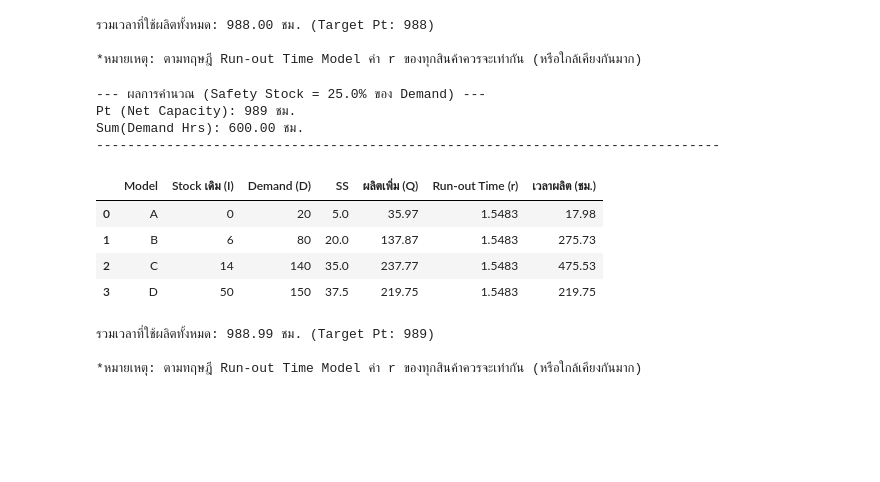
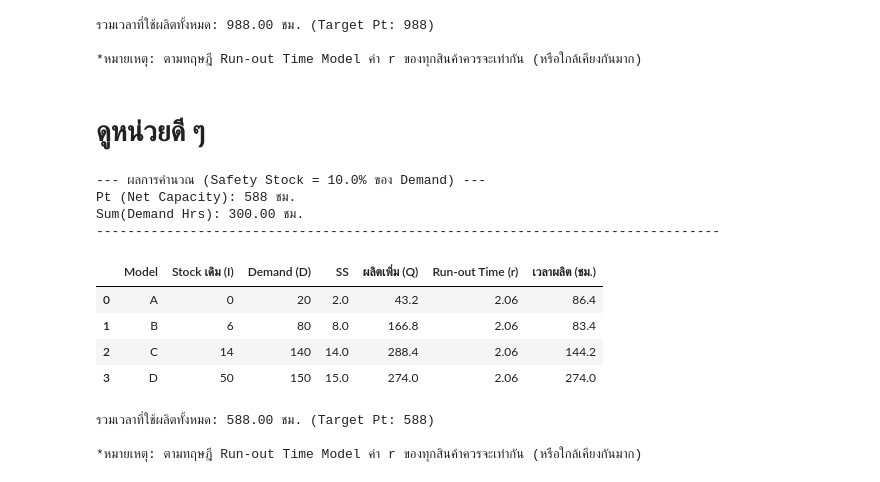
Before and after one commit to alicelouis47/Product_AMI, a Jupyter notebook: 4_main_production.ipynb, the cells around one changed output. Cells and saved outputs as stored; diff of their text form; code cells hidden in the pictures; blank space fills up the shorter version.

Commit message:
Update production calculations and parameters in 4_main_production.ipynb
- Adjusted safety stock ratio from 25% to 10%.
- Updated gross capacity hours from 1000 to 600.
- Modified production rates and setup times for models A, B, C, and D.
- Revised output results to reflect new calculations for safety stock and production times.
- Added a new markdown cell for clarity on unit considerations.

```diff
--- a/4_main_production.ipynb
+++ b/4_main_production.ipynb
@@ -725,23 +725,25 @@ Sum(Demand Hrs): 400.00 ชม.
 รวมเวลาที่ใช้ผลิตทั้งหมด: 988.00 ชม. (Target Pt: 988)
 
 *หมายเหตุ: ตามทฤษฎี Run-out Time Model ค่า r ของทุกสินค้าควรจะเท่ากัน (หรือใกล้เคียงกันมาก)
+# %% [markdown]
+# ดูหน่วยดี ๆ
 # %%
 import pandas as pd
 
 # ==========================================
 # 1. SETUP DATA (ส่วนแก้ไขข้อมูล)
 # ==========================================
-GROSS_CAPACITY_HOURS = 1000
+GROSS_CAPACITY_HOURS = 600
 
 # กำหนด % Safety Stock ที่ต้องการ (เช่น 0.25 คือ 25% ของ Demand)
-SAFETY_STOCK_RATIO = 0.25
+SAFETY_STOCK_RATIO = 0.1
 
 data = {
     'Model':       ['A', 'B', 'C', 'D'],
     'Inventory':   [0, 6, 14, 50],      # Stock เดิมที่มี (I_i,t-1)
     'Demand':      [20, 80, 140, 150],     # ความต้องการ (D_it)
-    'Prod_Rate':   [0.5, 2, 2, 1],         # เวลาผลิต (ชม./ชิ้น)
-    'Setup_Time':  [4, 3, 3, 1]          # เวลา Setup (ชม.)
+    'Prod_Rate':   [2, 0.5, 0.5, 1],         # เวลาผลิต (ชม./ชิ้น)
+    'Setup_Time':  [4, 3, 3, 2]          # เวลา Setup (ชม.)
 }
 
 df = pd.DataFrame(data)
@@ -797,40 +799,40 @@ df['Run_out_Time'] = df['Run_out_Time'].round(4) # ทศนิยม 4 ตำ
 # ==========================================
 # 3. DISPLAY RESULTS
 # ==========================================
 print(f"--- ผลการคำนวณ (Safety Stock = {SAFETY_STOCK_RATIO*100}% ของ Demand) ---")
 print(f"Pt (Net Capacity): {Pt} ชม.")
 print(f"Sum(Demand Hrs): {sum_D_hrs:.2f} ชม.")
 print("-" * 80)
 
 output_df = df[['Model', 'Inventory', 'Demand', 'Safety_Stock', 'Production_Qty', 'Run_out_Time', 'Q_hours']].copy()
 # เปลี่ยนชื่อคอลัมน์สำหรับแสดงผล
 output_df.columns = [
     'Model',
     'Stock เดิม (I)',
     'Demand (D)',
     'SS',
     'ผลิตเพิ่ม (Q)',
     'Run-out Time (r)', # แสดงค่า r ที่คำนวณได้
     'เวลาผลิต (ชม.)'
 ]
 
 from IPython.display import display
 display(output_df)
 
 # ตรวจสอบความถูกต้อง
 total_used = output_df['เวลาผลิต (ชม.)'].sum()
 print(f"\nรวมเวลาที่ใช้ผลิตทั้งหมด: {total_used:.2f} ชม. (Target Pt: {Pt})")
 print("\n*หมายเหตุ: ตามทฤษฎี Run-out Time Model ค่า r ของทุกสินค้าควรจะเท่ากัน (หรือใกล้เคียงกันมาก)")
 # %% [output]
---- ผลการคำนวณ (Safety Stock = 25.0% ของ Demand) ---
-Pt (Net Capacity): 989 ชม.
-Sum(Demand Hrs): 600.00 ชม.
+--- ผลการคำนวณ (Safety Stock = 10.0% ของ Demand) ---
+Pt (Net Capacity): 588 ชม.
+Sum(Demand Hrs): 300.00 ชม.
 --------------------------------------------------------------------------------
 |  | Model | Stock เดิม (I) | Demand (D) | SS | ผลิตเพิ่ม (Q) | Run-out Time (r) | เวลาผลิต (ชม.) |
-| 0 | A | 0 | 20 | 5.0 | 35.97 | 1.5483 | 17.98 |
-| 1 | B | 6 | 80 | 20.0 | 137.87 | 1.5483 | 275.73 |
-| 2 | C | 14 | 140 | 35.0 | 237.77 | 1.5483 | 475.53 |
-| 3 | D | 50 | 150 | 37.5 | 219.75 | 1.5483 | 219.75 |
+| 0 | A | 0 | 20 | 2.0 | 43.2 | 2.06 | 86.4 |
+| 1 | B | 6 | 80 | 8.0 | 166.8 | 2.06 | 83.4 |
+| 2 | C | 14 | 140 | 14.0 | 288.4 | 2.06 | 144.2 |
+| 3 | D | 50 | 150 | 15.0 | 274.0 | 2.06 | 274.0 |
-รวมเวลาที่ใช้ผลิตทั้งหมด: 988.99 ชม. (Target Pt: 989)
+รวมเวลาที่ใช้ผลิตทั้งหมด: 588.00 ชม. (Target Pt: 588)
 
 *หมายเหตุ: ตามทฤษฎี Run-out Time Model ค่า r ของทุกสินค้าควรจะเท่ากัน (หรือใกล้เคียงกันมาก)
```
